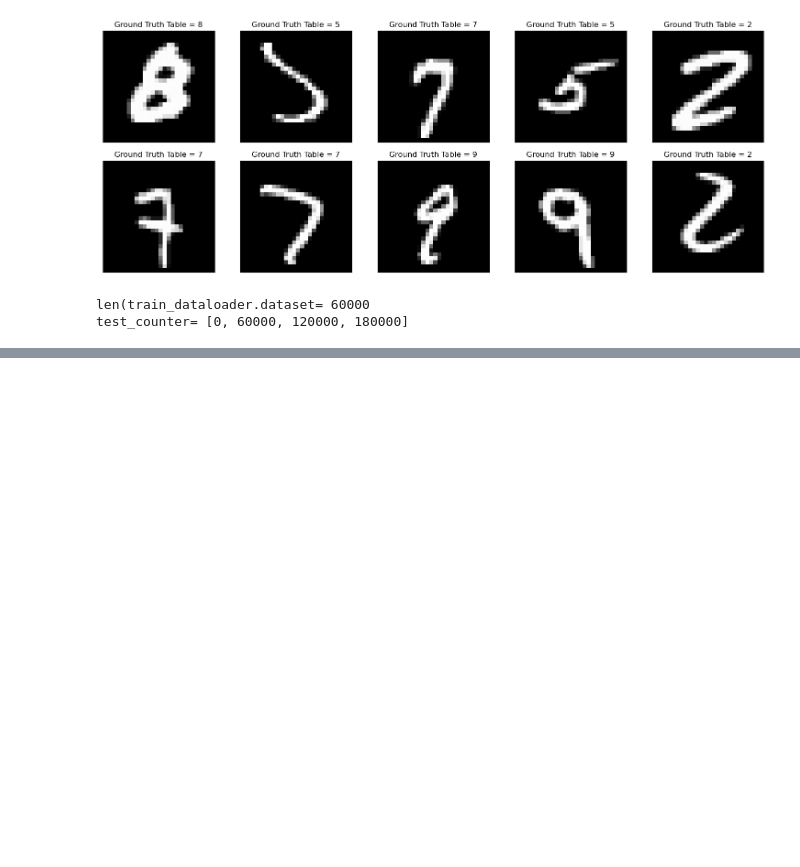
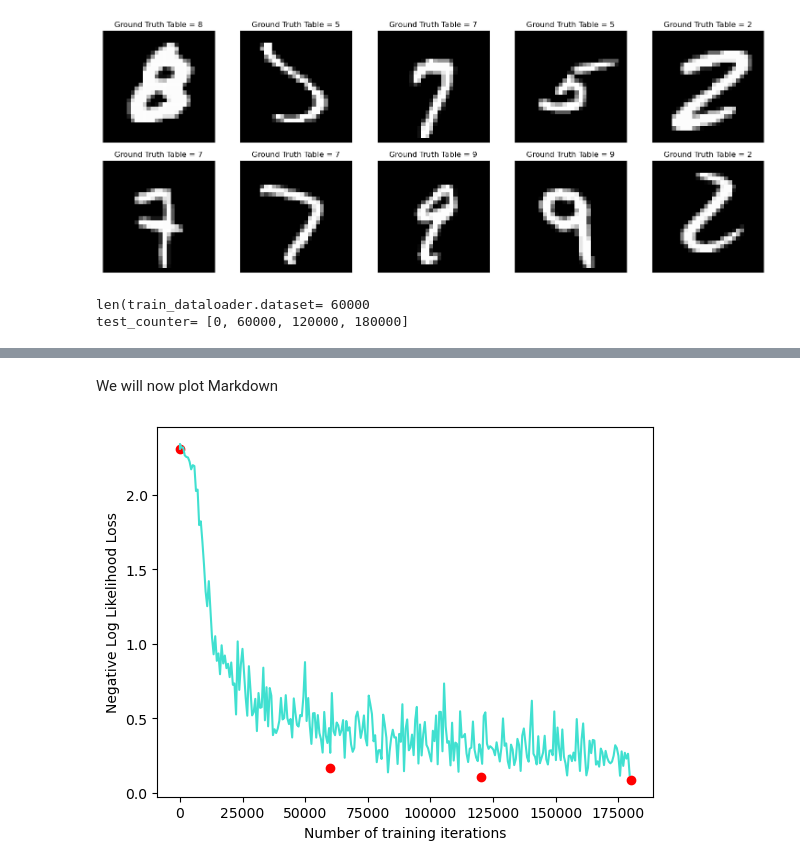
Before and after one commit to Prateek90000/codeinpython, a Jupyter notebook: NeuralNetworkUsingMNIST.ipynb, the cells around one changed output, grey strips where cells are left out. Cells and saved outputs as stored; diff of their text form; code cells hidden in the pictures; blank space fills up the shorter version.

```diff
--- a/NeuralNetworkUsingMNIST.ipynb
+++ b/NeuralNetworkUsingMNIST.ipynb
@@ -140,0 +164,11 @@ def test():
+# %% [markdown]
+We will now plot Markdown
+# %%
+figure = plt.figure()
+plt.plot(train_counter,train_losses, color = "turquoise")
+plt.scatter(test_counter,test_losses[1:], color = "red")
+plt.xlabel("Number of training iterations")
+plt.ylabel("Negative Log Likelihood Loss")
+figure.show()
+# %% [output]
+[figure, added]
```
Also changed, not shown: parts of 2 cells of this notebook, 3 other files.
